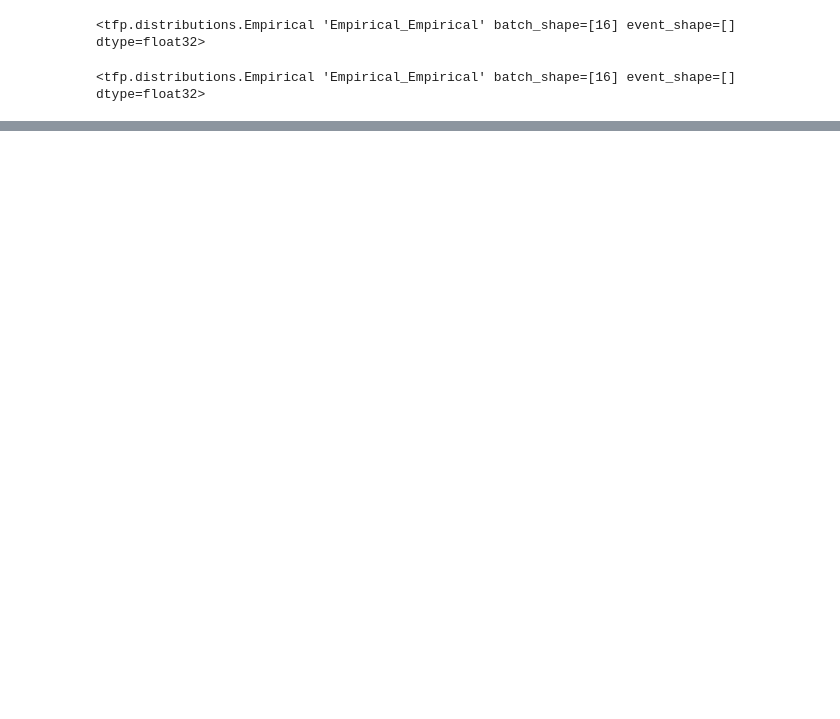
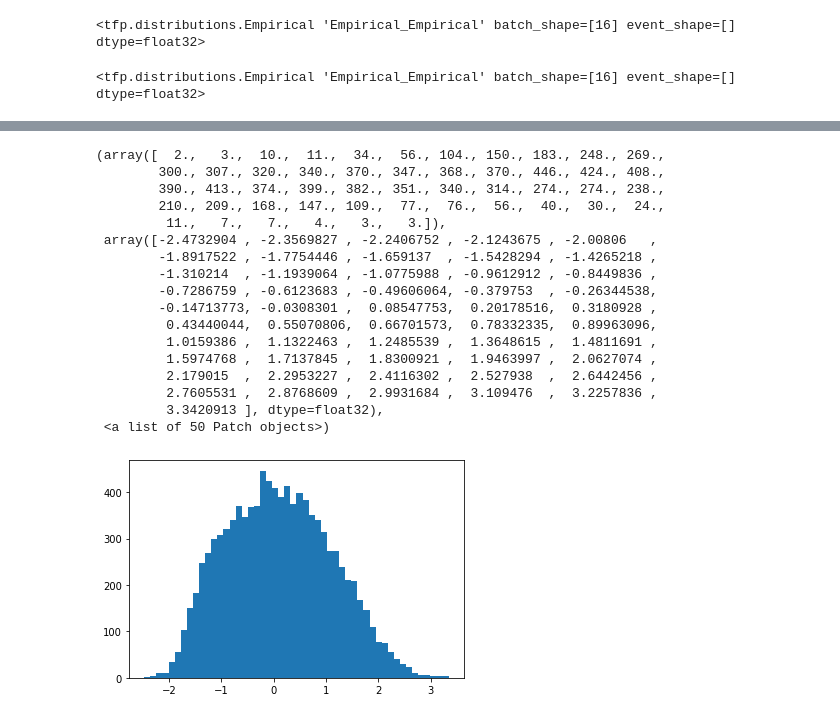
Before and after one commit to max-nathaniel-paul-comps/code-retrieval-and-summarization, a Jupyter notebook: tensorflow_examples/variational_auto_encoder/image_vae_playground.ipynb, the cells around one changed output, grey strips where cells are left out. Drawn from its saved outputs; the diff is of its cells as text; code cells hidden in the pictures; blank space fills up the shorter version.

```diff
--- a/tensorflow_examples/variational_auto_encoder/image_vae_playground.ipynb
+++ b/tensorflow_examples/variational_auto_encoder/image_vae_playground.ipynb
@@ -241,0 +298,21 @@ tf.reduce_sum(tfp.distributions.kl_divergence(
+# %%
+plt.hist(test_set_encoded_sampled[:, 2].numpy(), bins=50)
+# %% [output]
+(array([  2.,   3.,  10.,  11.,  34.,  56., 104., 150., 183., 248., 269.,
+        300., 307., 320., 340., 370., 347., 368., 370., 446., 424., 408.,
+        390., 413., 374., 399., 382., 351., 340., 314., 274., 274., 238.,
+        210., 209., 168., 147., 109.,  77.,  76.,  56.,  40.,  30.,  24.,
+         11.,   7.,   7.,   4.,   3.,   3.]),
+ array([-2.4732904 , -2.3569827 , -2.2406752 , -2.1243675 , -2.00806   ,
+        -1.8917522 , -1.7754446 , -1.659137  , -1.5428294 , -1.4265218 ,
+        -1.310214  , -1.1939064 , -1.0775988 , -0.9612912 , -0.8449836 ,
+        -0.7286759 , -0.6123683 , -0.49606064, -0.379753  , -0.26344538,
+        -0.14713773, -0.0308301 ,  0.08547753,  0.20178516,  0.3180928 ,
+         0.43440044,  0.55070806,  0.66701573,  0.78332335,  0.89963096,
+         1.0159386 ,  1.1322463 ,  1.2485539 ,  1.3648615 ,  1.4811691 ,
+         1.5974768 ,  1.7137845 ,  1.8300921 ,  1.9463997 ,  2.0627074 ,
+         2.179015  ,  2.2953227 ,  2.4116302 ,  2.527938  ,  2.6442456 ,
+         2.7605531 ,  2.8768609 ,  2.9931684 ,  3.109476  ,  3.2257836 ,
+         3.3420913 ], dtype=float32),
+ <a list of 50 Patch objects>)
+[figure, added]
```
Also changed, not shown: parts of 19 cells of this notebook.
